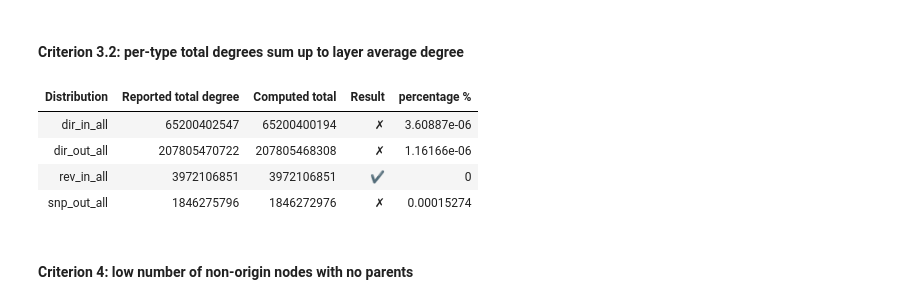
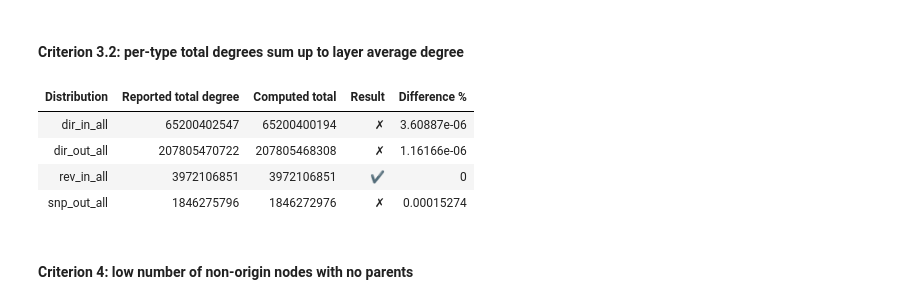
Before and after one commit to seirl/swh-graph-structure, a Jupyter notebook: notebooks/dataintegrity.ipynb, the cells around one changed output. Saved outputs shown, nothing was run; the diff lists cells and outputs as text; code cells hidden in the pictures.

```diff
--- a/notebooks/dataintegrity.ipynb
+++ b/notebooks/dataintegrity.ipynb
@@ -233,12 +233,14 @@ for name in inout_per_type:
     src, direction, dst = name.split('_')
     sum_y = int(np.sum(dist.y))
     table.append([
-        name, sum_y, node_stats[src], checkmark(sum_y == node_stats[src])
+        name, sum_y, node_stats[src],
+        checkmark(sum_y == node_stats[src]),
+        100*(sum_y-node_stats[src])/node_stats[src]
     ])
 
 display(HTML(tabulate.tabulate(
     table,
-    headers=["Distribution", "Nodes from distribution", "Nodes from dataset", "Result"],
+    headers=["Distribution", "Nodes from distribution", "Nodes from dataset", "Result", "Difference %"],
     tablefmt='unsafehtml'
 )))
 # %% [output]
@@ -353,34 +355,34 @@ display(HTML(tabulate.tabulate(
 # %%
 table = []
 for name in inout_per_type:
     dist = d(DATASET / f'inout/per_type/{name}.txt')
     src, direction, dst = name.split('_')
     if dst == 'all':
         reported_total_degree = np.sum(dist.x * dist.y)
         subcomponent_distributions = [
             d(DATASET / f'inout/per_type/{name}.txt')
             for name in inout_per_type
             if name.split('_')[0] == src and name.split('_')[1] == direction and name.split('_')[2] != 'all'
         ]
         computed_weighted_total_degree = sum(
             np.sum(dist.x * dist.y)
             for dist in subcomponent_distributions
         )
         table.append([
             name,
             int(reported_total_degree),
             int(computed_weighted_total_degree),
             checkmark(reported_total_degree == computed_weighted_total_degree),
             100*abs(reported_total_degree - computed_weighted_total_degree) / reported_total_degree
         ])
 
 display(HTML(tabulate.tabulate(
     table,
-    headers=["Distribution", "Reported total degree", "Computed total", "Result","percentage %"],
+    headers=["Distribution", "Reported total degree", "Computed total", "Result","Difference %"],
     tablefmt='unsafehtml'
 )))
 # %% [output]
-| Distribution | Reported total degree | Computed total | Result | percentage % |
+| Distribution | Reported total degree | Computed total | Result | Difference % |
 | dir_in_all | 65200402547 | 65200400194 | ✗ | 3.60887e-06 |
 | dir_out_all | 207805470722 | 207805468308 | ✗ | 1.16166e-06 |
 | rev_in_all | 3972106851 | 3972106851 | ✔ | 0 |
```
Also changed, not shown: parts of 2 cells of this notebook.
